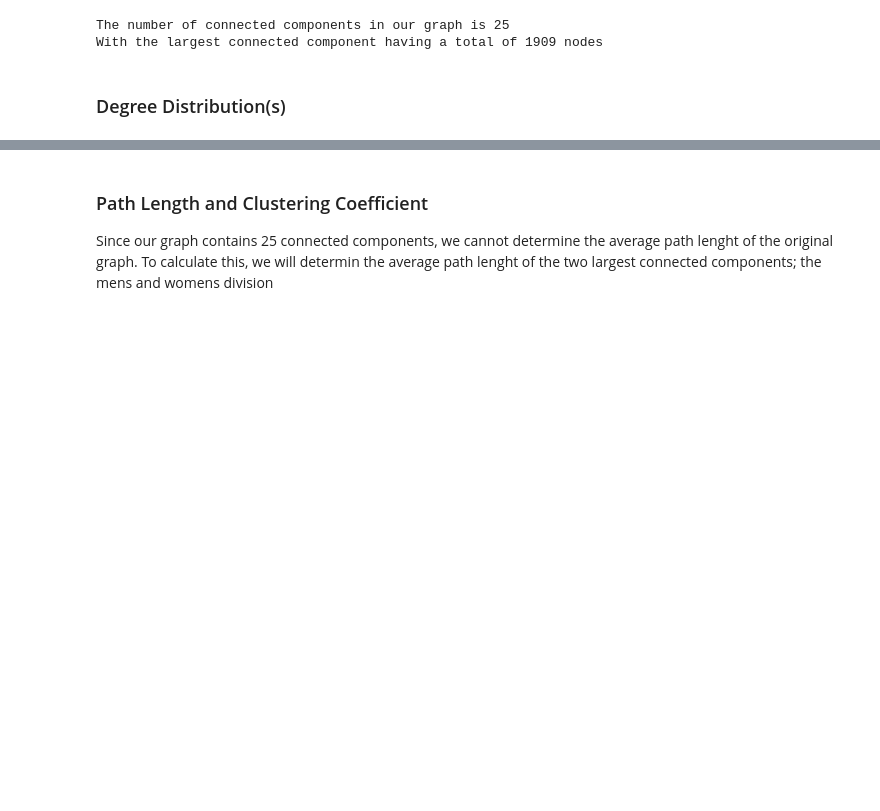
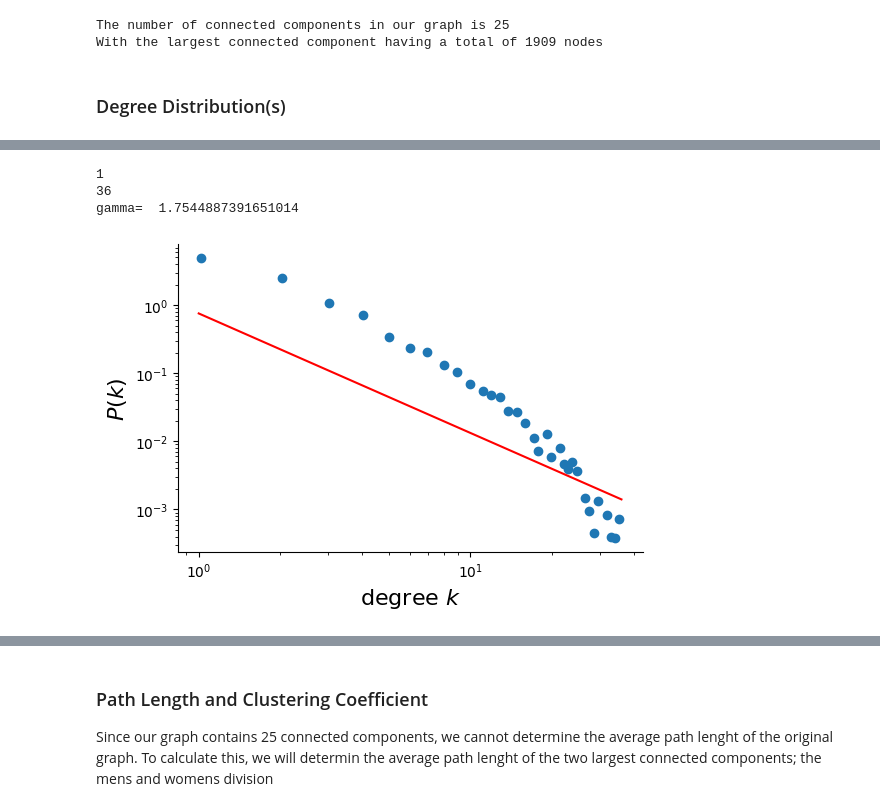
Before and after one commit to ammanyusuf/ufc-netowrk-analysis, a Jupyter notebook: analysis.ipynb, the cells around one changed output, grey strips where cells are left out. Saved outputs shown, nothing was run; the diff lists cells and outputs as text; code cells hidden in the pictures; blank space fills up the shorter version.

Commit message:
Finish up calculations of assortativity and motifs, generate in and out degree graphs, add fit line to the degree distribution and determine the gamma value for degree, in-degree, and out-degree

```diff
--- a/analysis.ipynb
+++ b/analysis.ipynb
@@ -50,2 +62,10 @@ gf.plot_degree_dist_lin(directed, 20)
 [figure]
 [figure]
+# %%
+# Degree Distribution with fit
+gf.plot_degree_dist(directed, 100, True)
+# %% [output]
+1
+36
+gamma=  1.7544887391651014
+[figure, added]
```
Also changed, not shown: parts of 37 cells of this notebook, 4 other files.
